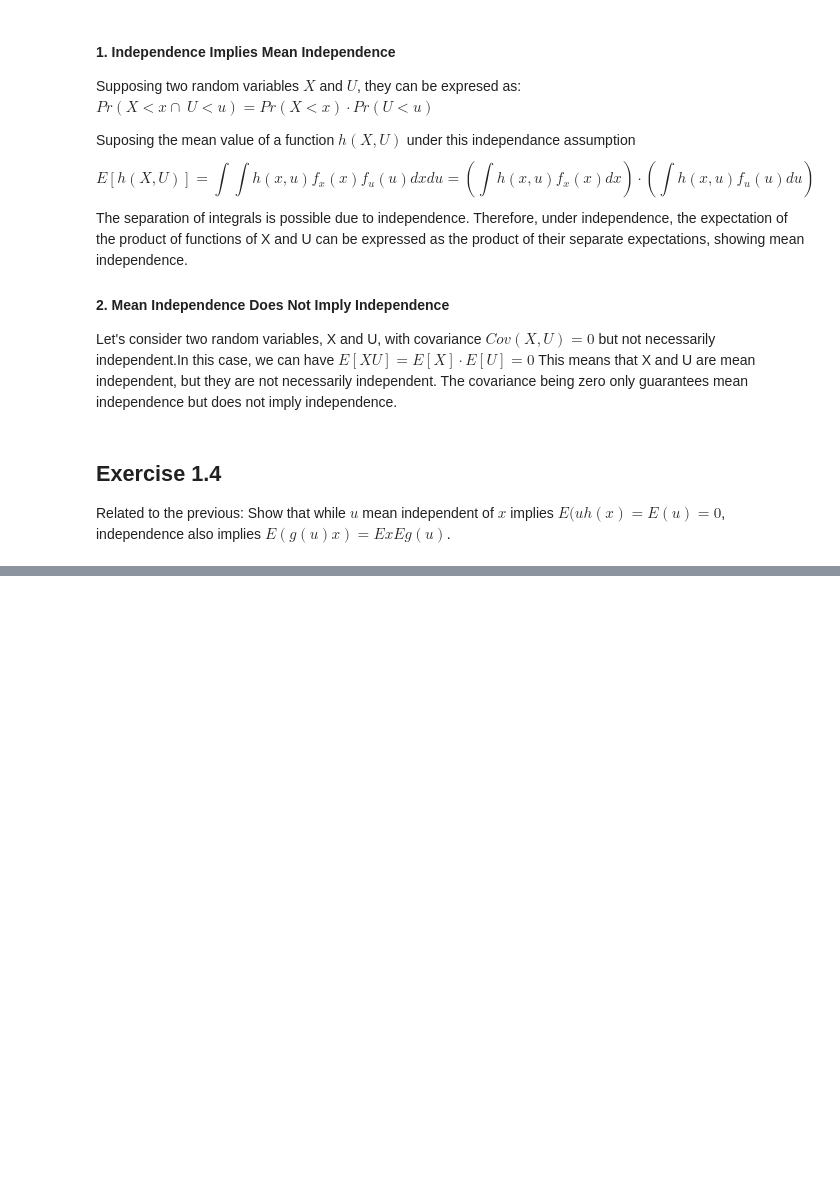
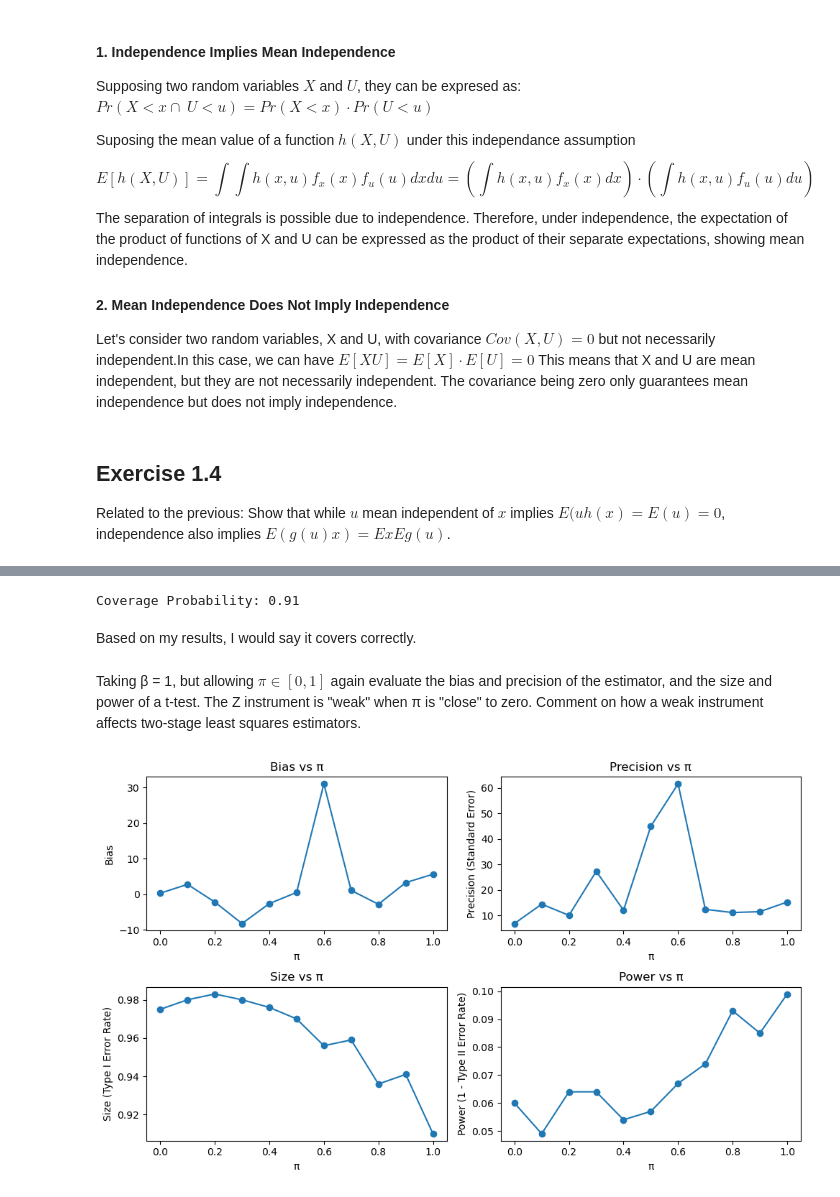
Before and after one commit to eleanor-adachi/ARE212_Materials, a Jupyter notebook: Assignments/assignment2/assignment2_kneri.ipynb, the cells around one changed output, grey strips where cells are left out. Saved outputs shown, nothing was run; the diff lists cells and outputs as text; code cells hidden in the pictures; blank space fills up the shorter version.

```diff
--- a/Assignments/assignment2/assignment2_kneri.ipynb
+++ b/Assignments/assignment2/assignment2_kneri.ipynb
@@ -33,0 +167,8 @@ $y=\beta x+u$
+# %%
+print("Coverage Probability:", coverage_probability)
+# %% [output]
+Coverage Probability: 0.91
+# %% [markdown]
+Based on my results, I would say it covers correctly.
+# %% [markdown]
+Taking β = 1, but allowing $π \in [0,1]$ again evaluate the bias and precision of the estimator, and the size and power of a t-test. The Z instrument is "weak" when π is "close" to zero. Comment on how a weak instrument affects two-stage least squares estimators.
@@ -33,0 +221,31 @@ $y=\beta x+u$
+# %%
+# Plotting
+plt.figure(figsize=(10, 6))
+plt.subplot(2, 2, 1)
+plt.plot(pi_range, bias, marker='o')
+plt.xlabel('π')
+plt.ylabel('Bias')
+plt.title('Bias vs π')
+
+plt.subplot(2, 2, 2)
+plt.plot(pi_range, precision, marker='o')
+plt.xlabel('π')
+plt.ylabel('Precision (Standard Error)')
+plt.title('Precision vs π')
+
+plt.subplot(2, 2, 3)
+plt.plot(pi_range, size, marker='o')
+plt.xlabel('π')
+plt.ylabel('Size (Type I Error Rate)')
+plt.title('Size vs π')
+
+plt.subplot(2, 2, 4)
+plt.plot(pi_range, power, marker='o')
+plt.xlabel('π')
+plt.ylabel('Power (1 - Type II Error Rate)')
+plt.title('Power vs π')
+
+plt.tight_layout()
+plt.show()
+# %% [output]
+[figure, added]
```
Also changed, not shown: parts of 13 cells of this notebook.
